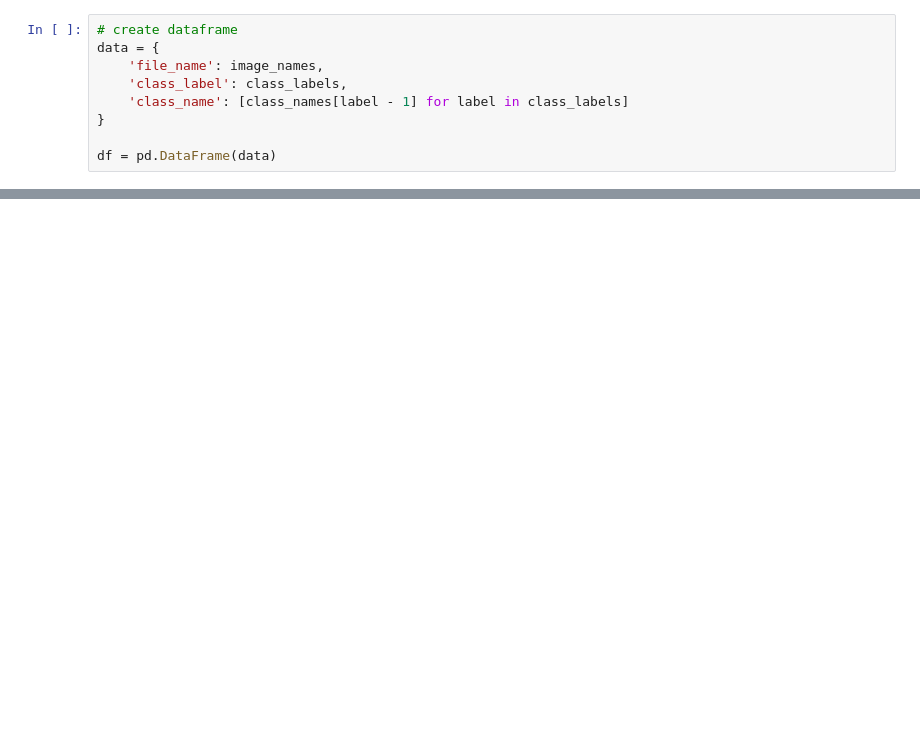
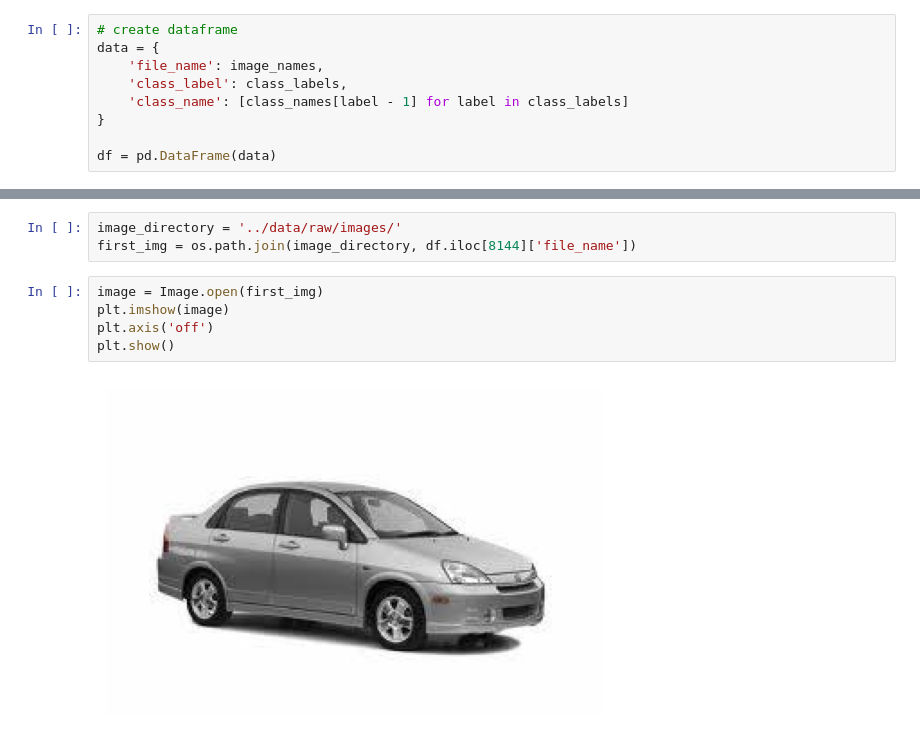
Before and after one commit to amaraljt/car-detection, a Jupyter notebook: notebooks/cnn-test.ipynb, the cells around one changed output, grey strips where cells are left out. Cells and saved outputs as stored; diff of their text form; blank space fills up the shorter version.

```diff
--- a/notebooks/cnn-test.ipynb
+++ b/notebooks/cnn-test.ipynb
@@ -78,0 +97,10 @@ df.head()
+# %%
+image_directory = '../data/raw/images/'
+first_img = os.path.join(image_directory, df.iloc[8144]['file_name'])
+# %%
+image = Image.open(first_img)
+plt.imshow(image)
+plt.axis('off')
+plt.show()
+# %% [output]
+[figure, added]
```
Also changed, not shown: parts of 6 cells of this notebook.
